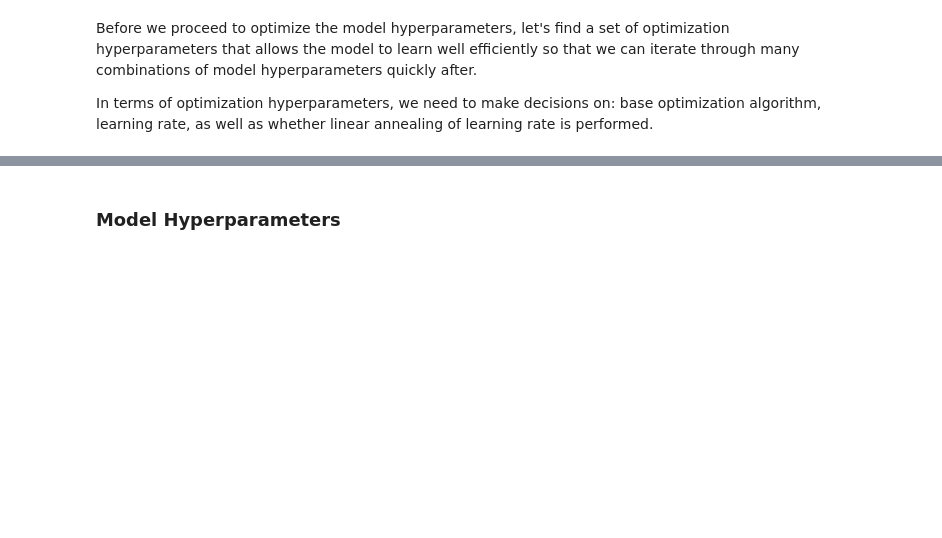
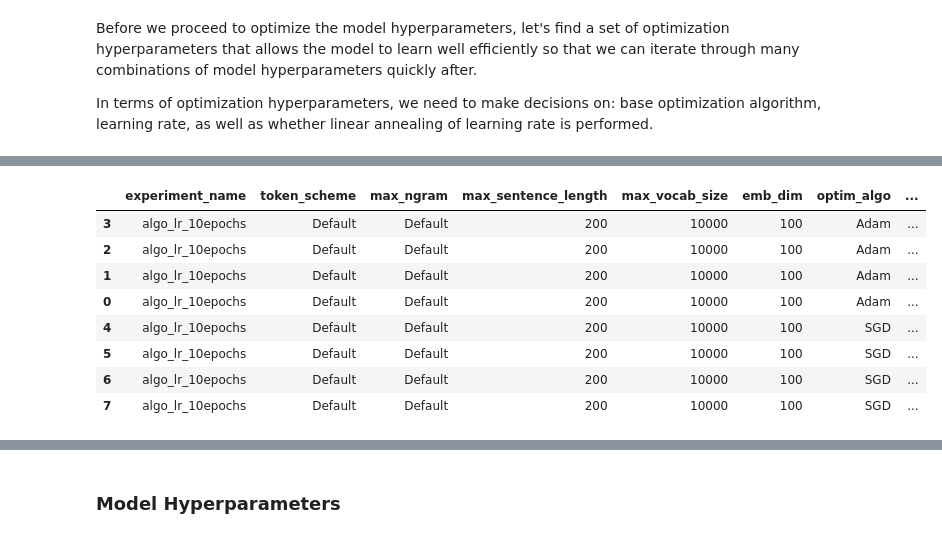
Before and after one commit to nyjgary/nlp-sentiment-analysis, a Jupyter notebook: nlp-sentiment-analysis.ipynb, the cells around one changed output, grey strips where cells are left out. Cells and saved outputs as stored; diff of their text form; code cells hidden in the pictures; blank space fills up the shorter version.

Commit message:
Ran optimization (no annealing) experiments

```diff
--- a/nlp-sentiment-analysis.ipynb
+++ b/nlp-sentiment-analysis.ipynb
@@ -541,8 +543,8 @@ def summarize_results(results_log, incl_hist=False):
 #                 'max_vocab_size', 'emb_dim', 'optim_algo', 'learning_rate', 'num_epochs',
 #                 'runtime', 'val_acc', 'hyperparams', 'results']
     output_cols = ['experiment_name', 'token_scheme', 'max_ngram', 'max_sentence_length',
-                   'max_vocab_size', 'emb_dim', 'optim_algo', 'learning_rate', 'lr_adj_step',
-                   'lr_adj_gamma', 'num_epochs', 'runtime', 'val_acc']
+                   'max_vocab_size', 'emb_dim', 'optim_algo', 'learning_rate', 'lr_annealing',
+                   'num_epochs', 'runtime', 'val_acc']
     if incl_hist:
         output_cols.append('results')
 
@@ -742,0 +785,13 @@ learning_rates = [0.01, 0.005, 0.001, 0.0005]
+# %%
+optim_experiments = summarize_results(load_experiment_log(experiment_name='algo_lr_10epochs'))
+optim_experiments
+# %% [output]
+|  | experiment_name | token_scheme | max_ngram | max_sentence_length | max_vocab_size | emb_dim | optim_algo | ... |
+| 3 | algo_lr_10epochs | Default | Default | 200 | 10000 | 100 | Adam | ... |
+| 2 | algo_lr_10epochs | Default | Default | 200 | 10000 | 100 | Adam | ... |
+| 1 | algo_lr_10epochs | Default | Default | 200 | 10000 | 100 | Adam | ... |
+| 0 | algo_lr_10epochs | Default | Default | 200 | 10000 | 100 | Adam | ... |
+| 4 | algo_lr_10epochs | Default | Default | 200 | 10000 | 100 | SGD | ... |
+| 5 | algo_lr_10epochs | Default | Default | 200 | 10000 | 100 | SGD | ... |
+| 6 | algo_lr_10epochs | Default | Default | 200 | 10000 | 100 | SGD | ... |
+| 7 | algo_lr_10epochs | Default | Default | 200 | 10000 | 100 | SGD | ... |
```
Also changed, not shown: parts of 8 cells of this notebook.
